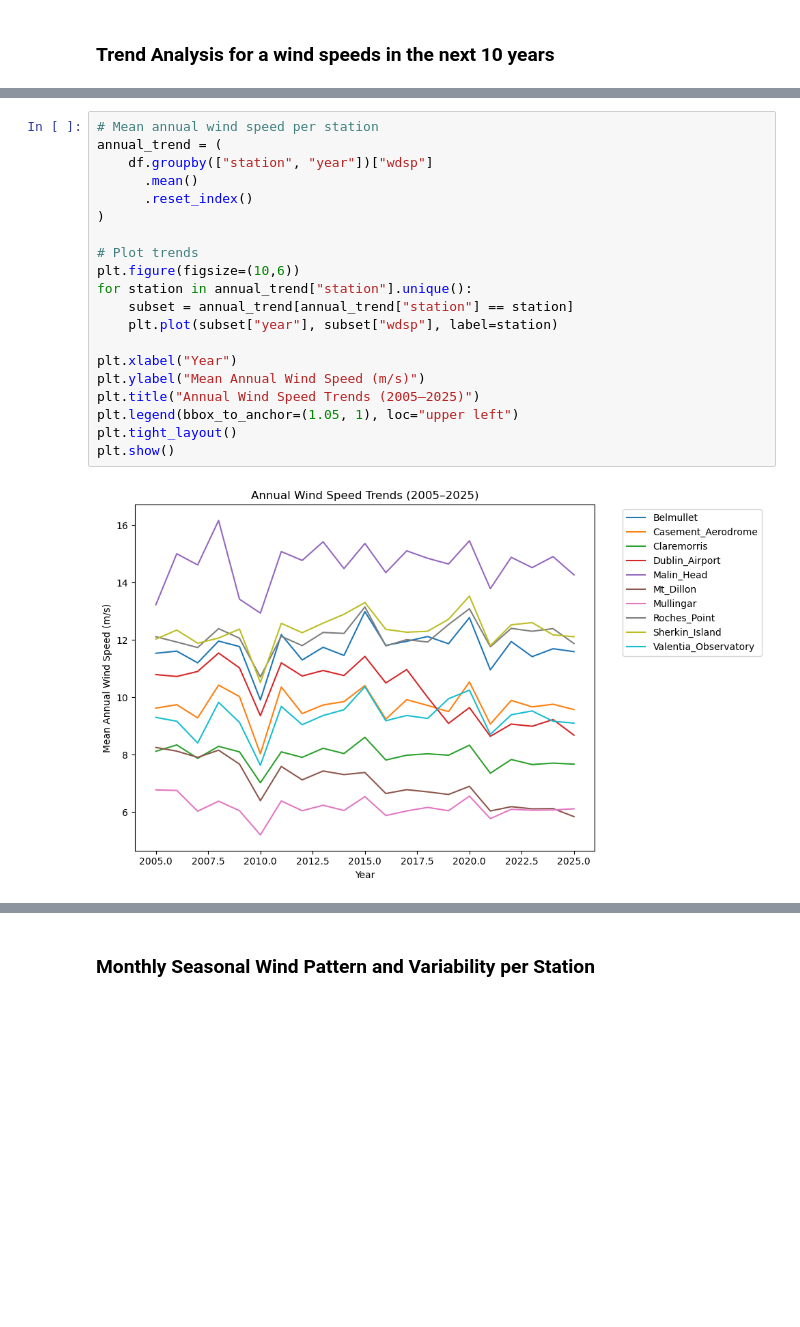
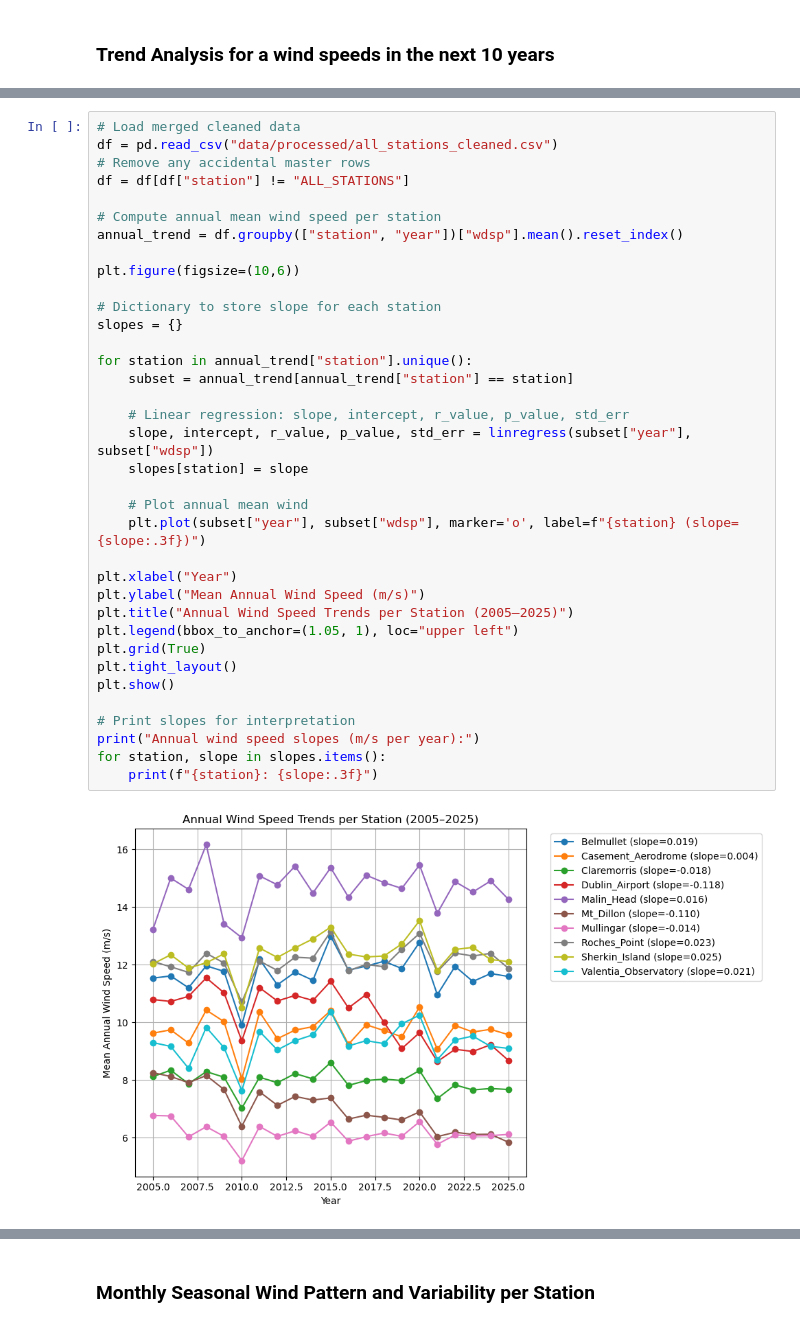
Before and after one commit to JoannaMnich/PFDA, a Jupyter notebook: project/project.ipynb, the cells around one changed output, grey strips where cells are left out. Saved outputs shown, nothing was run; the diff lists cells and outputs as text; blank space fills up the shorter version.

```diff
--- a/project/project.ipynb
+++ b/project/project.ipynb
@@ -179,22 +172,38 @@ annual_trend.head(12)
-# %%
-# Mean annual wind speed per station
-annual_trend = (
-    df.groupby(["station", "year"])["wdsp"]
-      .mean()
-      .reset_index()
-)
-
-# Plot trends
-plt.figure(figsize=(10,6))
-for station in annual_trend["station"].unique():
-    subset = annual_trend[annual_trend["station"] == station]
-    plt.plot(subset["year"], subset["wdsp"], label=station)
-
-plt.xlabel("Year")
-plt.ylabel("Mean Annual Wind Speed (m/s)")
-plt.title("Annual Wind Speed Trends (2005–2025)")
-plt.legend(bbox_to_anchor=(1.05, 1), loc="upper left")
-plt.tight_layout()
-plt.show()
-# %% [output]
-[figure, removed]
+# %%
+# Load merged cleaned data
+df = pd.read_csv("data/processed/all_stations_cleaned.csv")
+# Remove any accidental master rows
+df = df[df["station"] != "ALL_STATIONS"]
+
+# Compute annual mean wind speed per station
+annual_trend = df.groupby(["station", "year"])["wdsp"].mean().reset_index()
+
+plt.figure(figsize=(10,6))
+
+# Dictionary to store slope for each station
+slopes = {}
+
+for station in annual_trend["station"].unique():
+    subset = annual_trend[annual_trend["station"] == station]
+
+    # Linear regression: slope, intercept, r_value, p_value, std_err
+    slope, intercept, r_value, p_value, std_err = linregress(subset["year"], subset["wdsp"])
+    slopes[station] = slope
+
+    # Plot annual mean wind
+    plt.plot(subset["year"], subset["wdsp"], marker='o', label=f"{station} (slope={slope:.3f})")
+
+plt.xlabel("Year")
+plt.ylabel("Mean Annual Wind Speed (m/s)")
+plt.title("Annual Wind Speed Trends per Station (2005–2025)")
+plt.legend(bbox_to_anchor=(1.05, 1), loc="upper left")
+plt.grid(True)
+plt.tight_layout()
+plt.show()
+
+# Print slopes for interpretation
+print("Annual wind speed slopes (m/s per year):")
+for station, slope in slopes.items():
+    print(f"{station}: {slope:.3f}")
+# %% [output]
+[figure, added]
```
Also changed, not shown: parts of 9 cells of this notebook, 6 other files.
